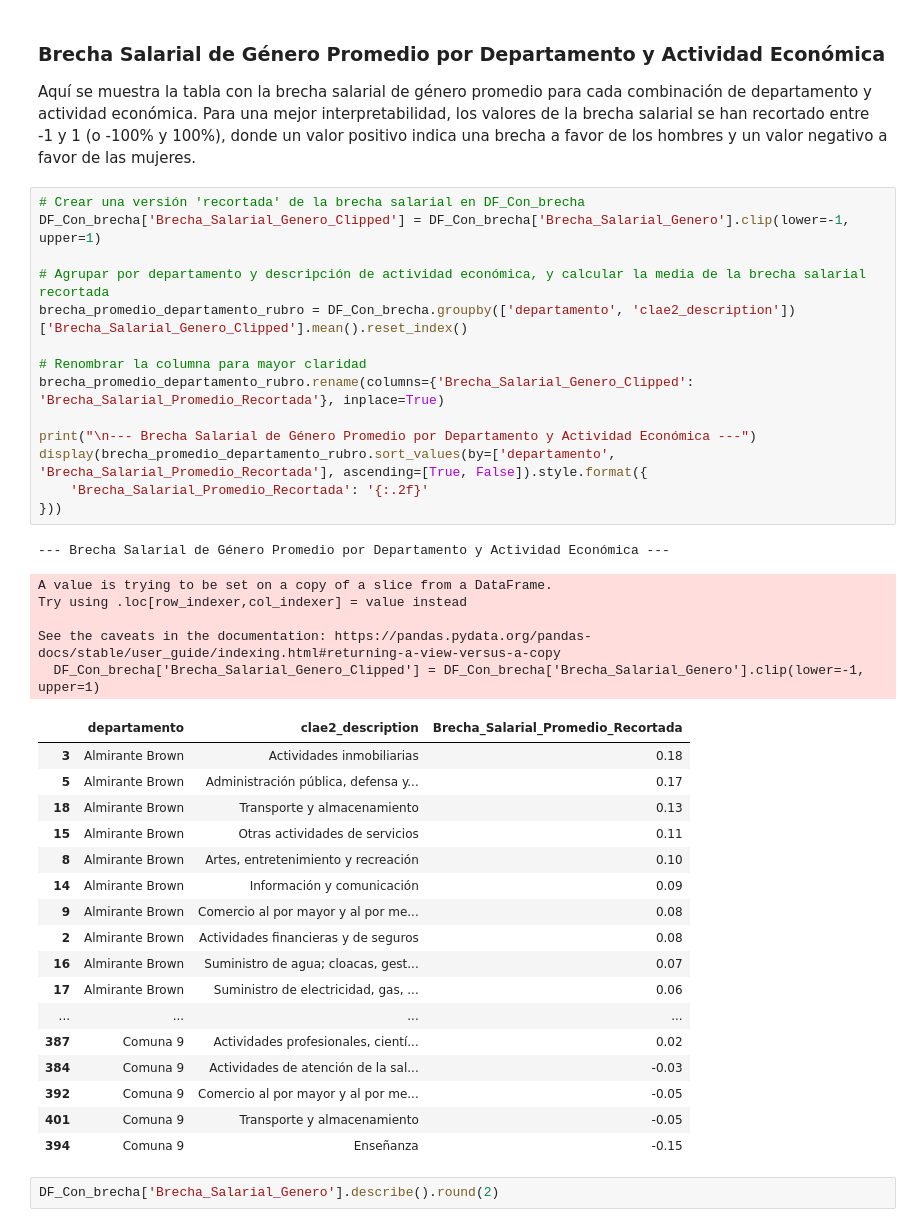
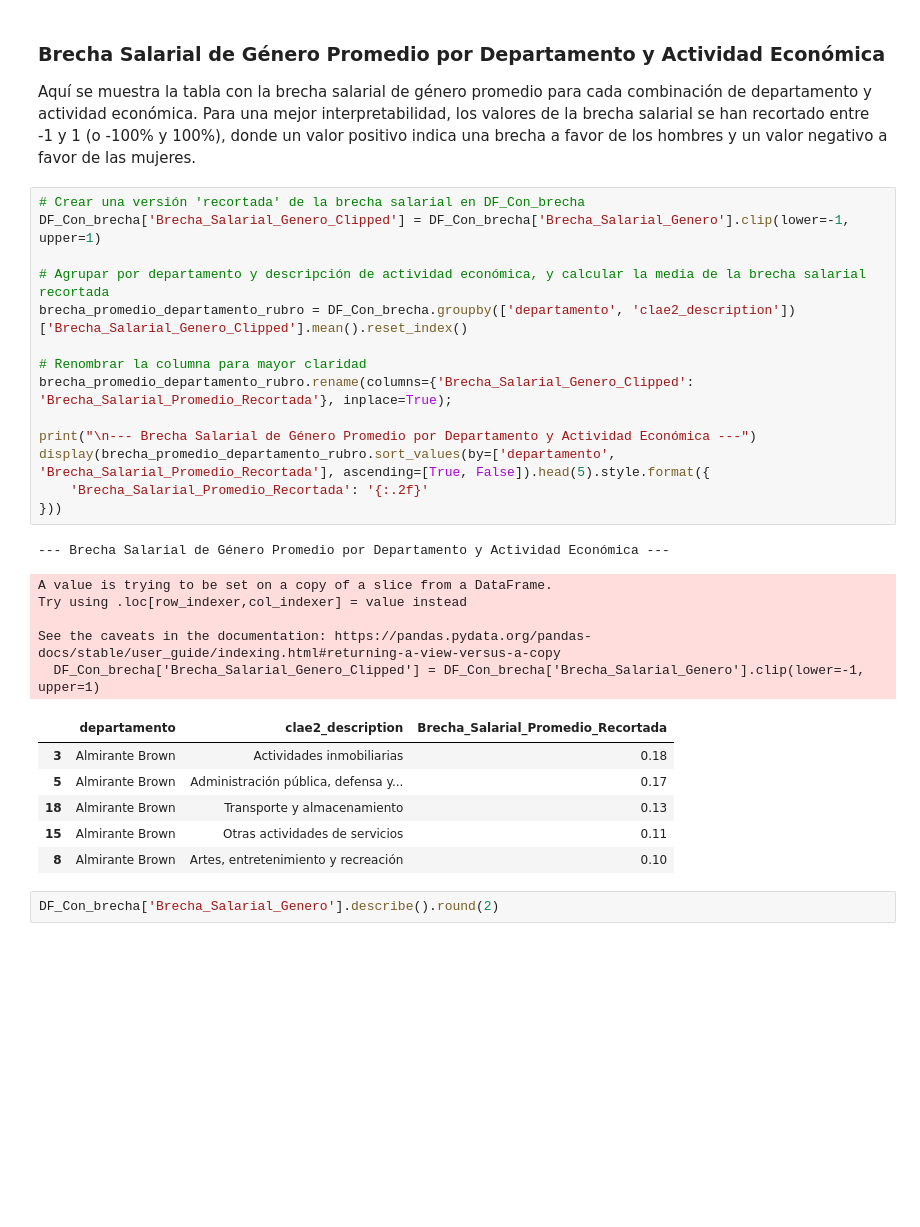
Before and after one commit to tost1n/Tp-laboratorio, a Jupyter notebook: Tp.ipynb, the cells around one changed output. Drawn from its saved outputs; the diff is of its cells as text; blank space fills up the shorter version.

Commit message:
Se oculto la mayoria de la tabla brecha_promedio_departamento_rubro

```diff
--- a/Tp.ipynb
+++ b/Tp.ipynb
@@ -625,41 +625,30 @@ Aquí se muestra la tabla con la brecha salarial de género promedio para cada c
 # %%
 # Crear una versión 'recortada' de la brecha salarial en DF_Con_brecha
 DF_Con_brecha['Brecha_Salarial_Genero_Clipped'] = DF_Con_brecha['Brecha_Salarial_Genero'].clip(lower=-1, upper=1)
 
 # Agrupar por departamento y descripción de actividad económica, y calcular la media de la brecha salarial recortada
 brecha_promedio_departamento_rubro = DF_Con_brecha.groupby(['departamento', 'clae2_description'])['Brecha_Salarial_Genero_Clipped'].mean().reset_index()
 
 # Renombrar la columna para mayor claridad
-brecha_promedio_departamento_rubro.rename(columns={'Brecha_Salarial_Genero_Clipped': 'Brecha_Salarial_Promedio_Recortada'}, inplace=True)
+brecha_promedio_departamento_rubro.rename(columns={'Brecha_Salarial_Genero_Clipped': 'Brecha_Salarial_Promedio_Recortada'}, inplace=True);
 
 print("\n--- Brecha Salarial de Género Promedio por Departamento y Actividad Económica ---")
-display(brecha_promedio_departamento_rubro.sort_values(by=['departamento', 'Brecha_Salarial_Promedio_Recortada'], ascending=[True, False]).style.format({
+display(brecha_promedio_departamento_rubro.sort_values(by=['departamento', 'Brecha_Salarial_Promedio_Recortada'], ascending=[True, False]).head(5).style.format({
     'Brecha_Salarial_Promedio_Recortada': '{:.2f}'
 }))
 # %% [output]
 --- Brecha Salarial de Género Promedio por Departamento y Actividad Económica ---
 A value is trying to be set on a copy of a slice from a DataFrame.
 Try using .loc[row_indexer,col_indexer] = value instead
 
 See the caveats in the documentation: https://pandas.pydata.org/pandas-docs/stable/user_guide/indexing.html#returning-a-view-versus-a-copy
   DF_Con_brecha['Brecha_Salarial_Genero_Clipped'] = DF_Con_brecha['Brecha_Salarial_Genero'].clip(lower=-1, upper=1)
 |  | departamento | clae2_description | Brecha_Salarial_Promedio_Recortada |
 | 3 | Almirante Brown | Actividades inmobiliarias | 0.18 |
 | 5 | Almirante Brown | Administración pública, defensa y... | 0.17 |
 | 18 | Almirante Brown | Transporte y almacenamiento | 0.13 |
 | 15 | Almirante Brown | Otras actividades de servicios | 0.11 |
 | 8 | Almirante Brown | Artes, entretenimiento y recreación | 0.10 |
-| 14 | Almirante Brown | Información y comunicación | 0.09 |
-| 9 | Almirante Brown | Comercio al por mayor y al por me... | 0.08 |
-| 2 | Almirante Brown | Actividades financieras y de seguros | 0.08 |
-| 16 | Almirante Brown | Suministro de agua; cloacas, gest... | 0.07 |
-| 17 | Almirante Brown | Suministro de electricidad, gas, ... | 0.06 |
-| ... | ... | ... | ... |
-| 387 | Comuna 9 | Actividades profesionales, cientí... | 0.02 |
-| 384 | Comuna 9 | Actividades de atención de la sal... | -0.03 |
-| 392 | Comuna 9 | Comercio al por mayor y al por me... | -0.05 |
-| 401 | Comuna 9 | Transporte y almacenamiento | -0.05 |
-| 394 | Comuna 9 | Enseñanza | -0.15 |
 # %%
 DF_Con_brecha['Brecha_Salarial_Genero'].describe().round(2)
 # %% [output]
```
